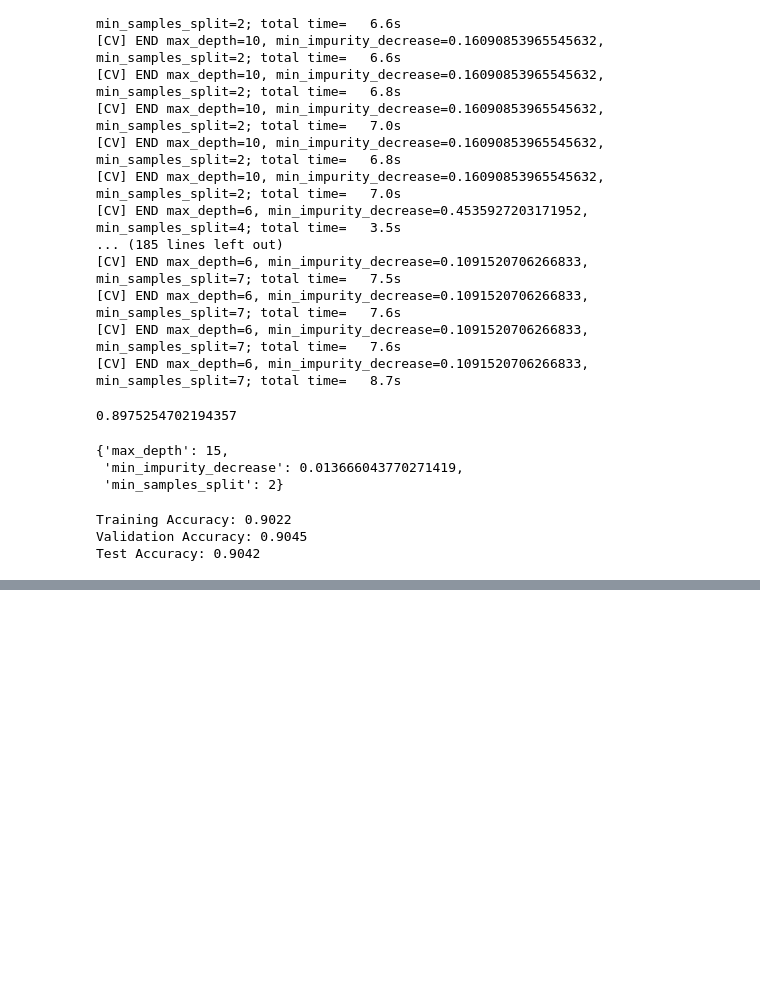
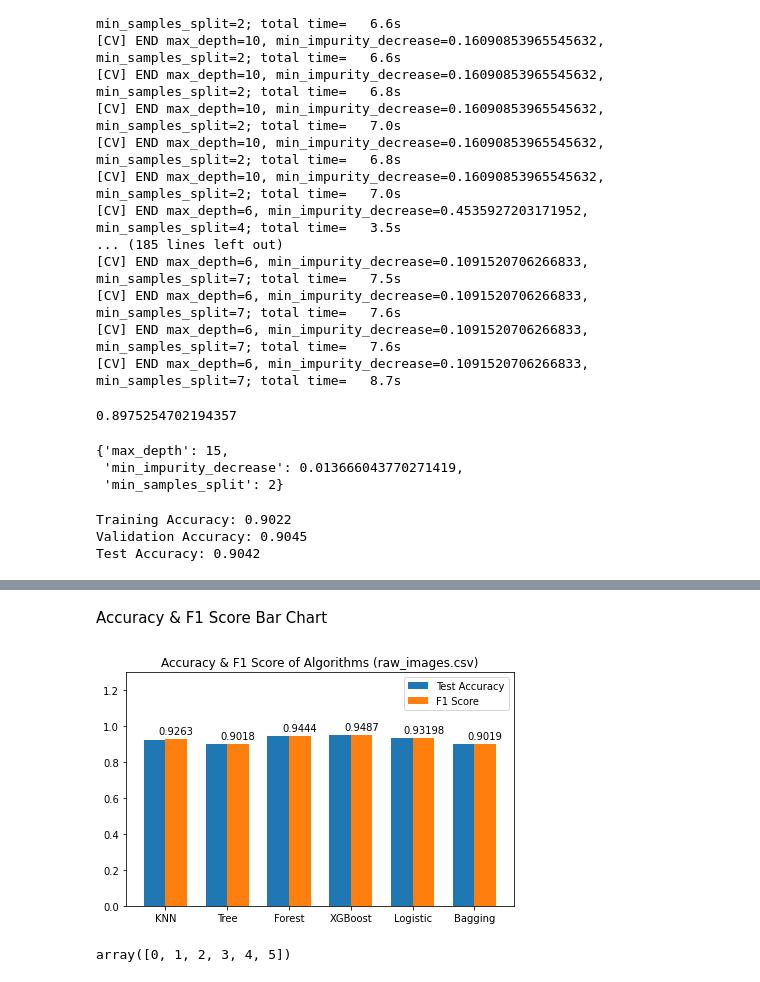
Before and after one commit to Szhang577/STAT_451_Final_Project, a Jupyter notebook: code/Christine.ipynb, the cells around one changed output, grey strips where cells are left out. Saved outputs shown, nothing was run; the diff lists cells and outputs as text; code cells hidden in the pictures; blank space fills up the shorter version.

```diff
--- a/code/Christine.ipynb
+++ b/code/Christine.ipynb
@@ -615,0 +640,44 @@ Test Accuracy: 0.9042
+# %% [markdown]
+Accuracy & F1 Score Bar Chart
+# %%
+import numpy as np
+import matplotlib.pyplot as plt
+
+model_names = ['KNN', 'Tree', 'Forest','XGBoost','Logistic','Bagging']
+acc = [0.9262,0.9013,0.9444,0.9488,0.932,0.902]
+f1 = [0.9263,0.9018,0.9444,0.9487,0.93198,0.9019]
+x = np.arange(len(model_names))
+width = 0.7
+
+fig, ax = plt.subplots()
+rects1 = ax.bar(x - width/4, acc, 0.35, label='Test Accuracy')
+rects2 = ax.bar(x + width/4, f1, 0.35, label='F1 Score')
+
+ax.set_title('Accuracy & F1 Score of Algorithms (raw_images.csv)')
+ax.set_xticks(x)
+ax.set_xticklabels(model_names)
+ax.legend()
+
+def autolabel(rects):
+    for rect in rects:
+        height = rect.get_height()
+        ax.annotate('{}'.format(height),
+                    xy=(rect.get_x() + rect.get_width() / 2, height),
+                    xytext=(0, 3),
+                    textcoords="offset points",
+                    ha='center', va='bottom')
+
+
+autolabel(rects2)
+
+
+fig.tight_layout()
+plt.ylim(0, 1.3)
+plt.savefig('Accuracy vs. F1 Score.png')
+plt.show()
+# %% [output]
+[figure, added]
+# %%
+np.arange(len(model_names))
+# %% [output]
+array([0, 1, 2, 3, 4, 5])
```
Also changed, not shown: parts of 7 cells of this notebook.
